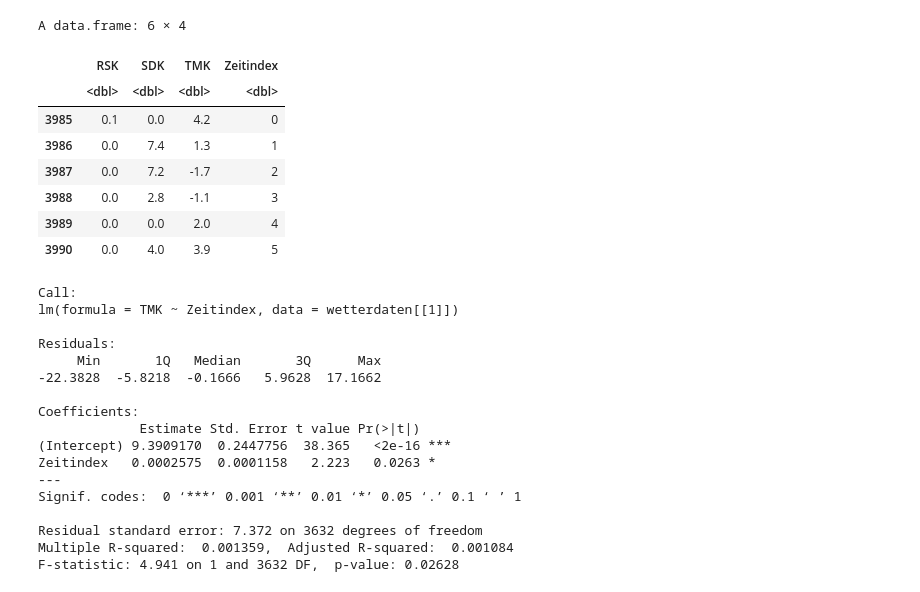
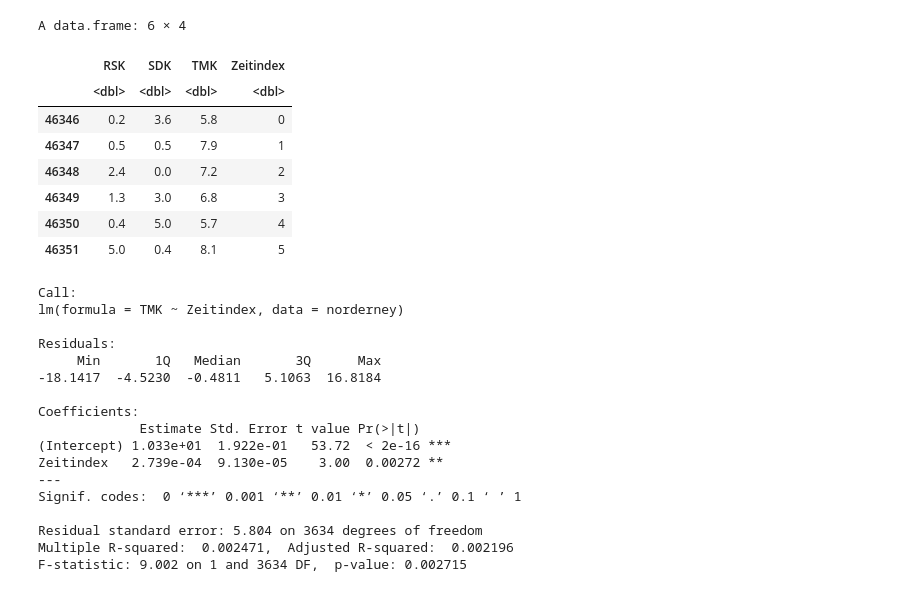
Before and after one commit to micael92/wetter_analyse, a Jupyter notebook: 09_daten_lineare_regression.ipynb, the cells around one changed output. Saved outputs shown, nothing was run; the diff lists cells and outputs as text; code cells hidden in the pictures.

```diff
--- a/09_daten_lineare_regression.ipynb
+++ b/09_daten_lineare_regression.ipynb
@@ -1,46 +1,49 @@
 # %%
 # Daten einlesen
-
 wetterdaten <- readRDS("datasets/rds/wetterdaten.rds")
 
+
+# Ort für die Analyse festlegen
+norderney <- wetterdaten[[6]]
+
 # Zeitindex als unabhängige Variable hinzufügen, weil Datum als unabhängige Variable nicht funktioniert, weil es nicht numerisch ist
-wetterdaten[[1]]$Zeitindex <- as.numeric(wetterdaten[[1]]$MESS_DATUM - min(wetterdaten[[1]]$MESS_DATUM))
+norderney$Zeitindex <- as.numeric(norderney$MESS_DATUM - min(norderney$MESS_DATUM))
 
-# Unnötige Spalten entfernen, damit cor() auf dataframe angewendet werden kann
-wetterdaten[[1]]$MESS_DATUM <- NULL
-wetterdaten[[1]]$STATIONS_ID <- NULL
-head(wetterdaten[[1]])
+# Unnötige Spalten entfernen
+norderney$MESS_DATUM <- NULL
+norderney$STATIONS_ID <- NULL
+head(norderney)
 # %% [output]
 A data.frame: 6 × 4
 |  | RSK | SDK | TMK | Zeitindex |
 |  | <dbl> | <dbl> | <dbl> | <dbl> |
-| 3985 | 0.1 | 0.0 | 4.2 | 0 |
-| 3986 | 0.0 | 7.4 | 1.3 | 1 |
-| 3987 | 0.0 | 7.2 | -1.7 | 2 |
-| 3988 | 0.0 | 2.8 | -1.1 | 3 |
-| 3989 | 0.0 | 0.0 | 2.0 | 4 |
-| 3990 | 0.0 | 4.0 | 3.9 | 5 |
+| 46346 | 0.2 | 3.6 | 5.8 | 0 |
+| 46347 | 0.5 | 0.5 | 7.9 | 1 |
+| 46348 | 2.4 | 0.0 | 7.2 | 2 |
+| 46349 | 1.3 | 3.0 | 6.8 | 3 |
+| 46350 | 0.4 | 5.0 | 5.7 | 4 |
+| 46351 | 5.0 | 0.4 | 8.1 | 5 |
 # %%
 # Lineare Regression
-modell_tmk <- lm(TMK ~ Zeitindex, data = wetterdaten[[1]])
+modell_tmk <- lm(TMK ~ Zeitindex, data = norderney)
 
 # Modellzusammenfassung anzeigen
 summary(modell_tmk)
 # %% [output]
 Call:
-lm(formula = TMK ~ Zeitindex, data = wetterdaten[[1]])
+lm(formula = TMK ~ Zeitindex, data = norderney)
 
 Residuals:
      Min       1Q   Median       3Q      Max
--22.3828  -5.8218  -0.1666   5.9628  17.1662
+-18.1417  -4.5230  -0.4811   5.1063  16.8184
 
 Coefficients:
              Estimate Std. Error t value Pr(>|t|)
-(Intercept) 9.3909170  0.2447756  38.365   <2e-16 ***
-Zeitindex   0.0002575  0.0001158   2.223   0.0263 *
+(Intercept) 1.033e+01  1.922e-01   53.72  < 2e-16 ***
+Zeitindex   2.739e-04  9.130e-05    3.00  0.00272 **
 ---
 Signif. codes:  0 ‘***’ 0.001 ‘**’ 0.01 ‘*’ 0.05 ‘.’ 0.1 ‘ ’ 1
 
-Residual standard error: 7.372 on 3632 degrees of freedom
-Multiple R-squared:  0.001359,  Adjusted R-squared:  0.001084
-F-statistic: 4.941 on 1 and 3632 DF,  p-value: 0.02628
+Residual standard error: 5.804 on 3634 degrees of freedom
+Multiple R-squared:  0.002471,  Adjusted R-squared:  0.002196
+F-statistic: 9.002 on 1 and 3634 DF,  p-value: 0.002715
```
Also changed, not shown: parts of 10 cells of this notebook, 8 other files.
